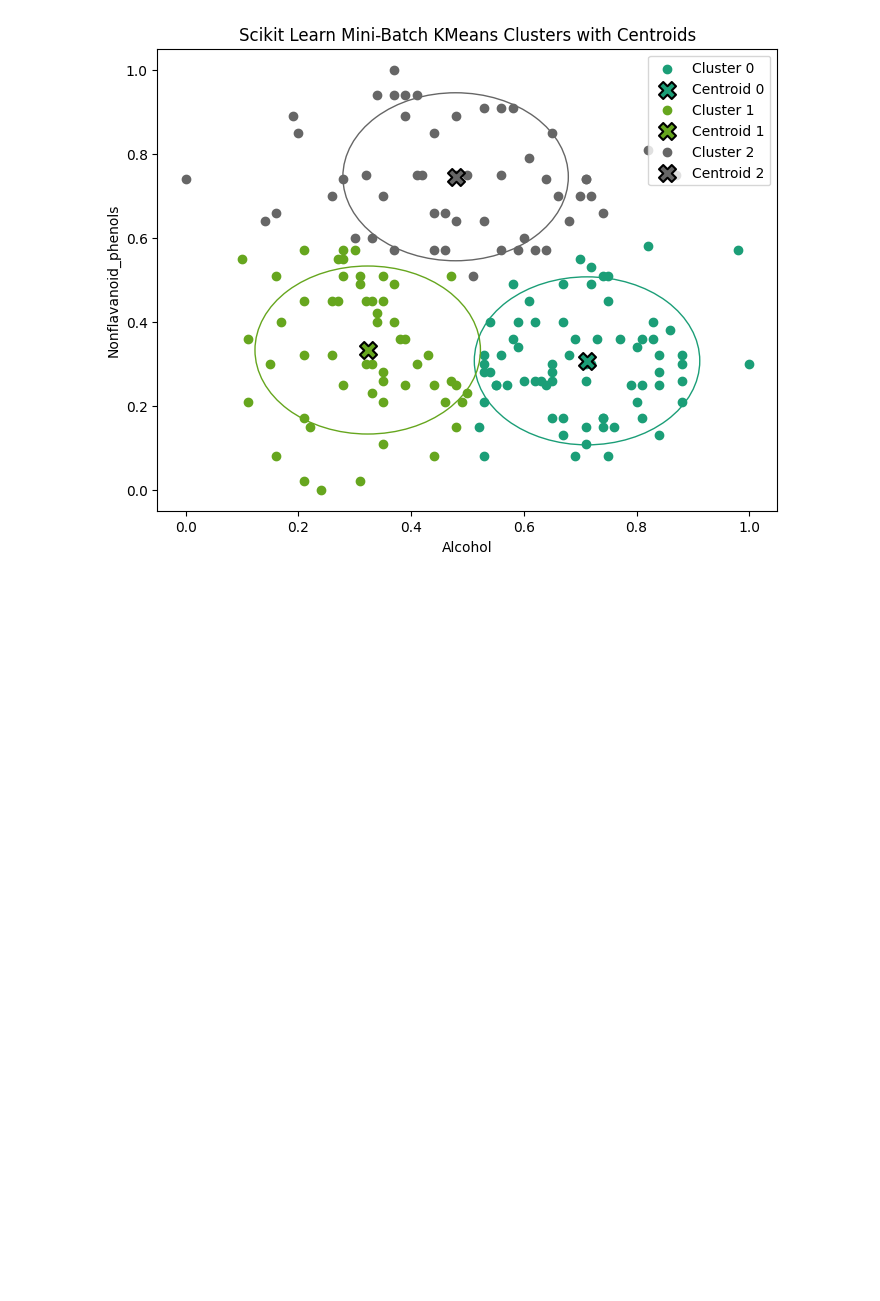
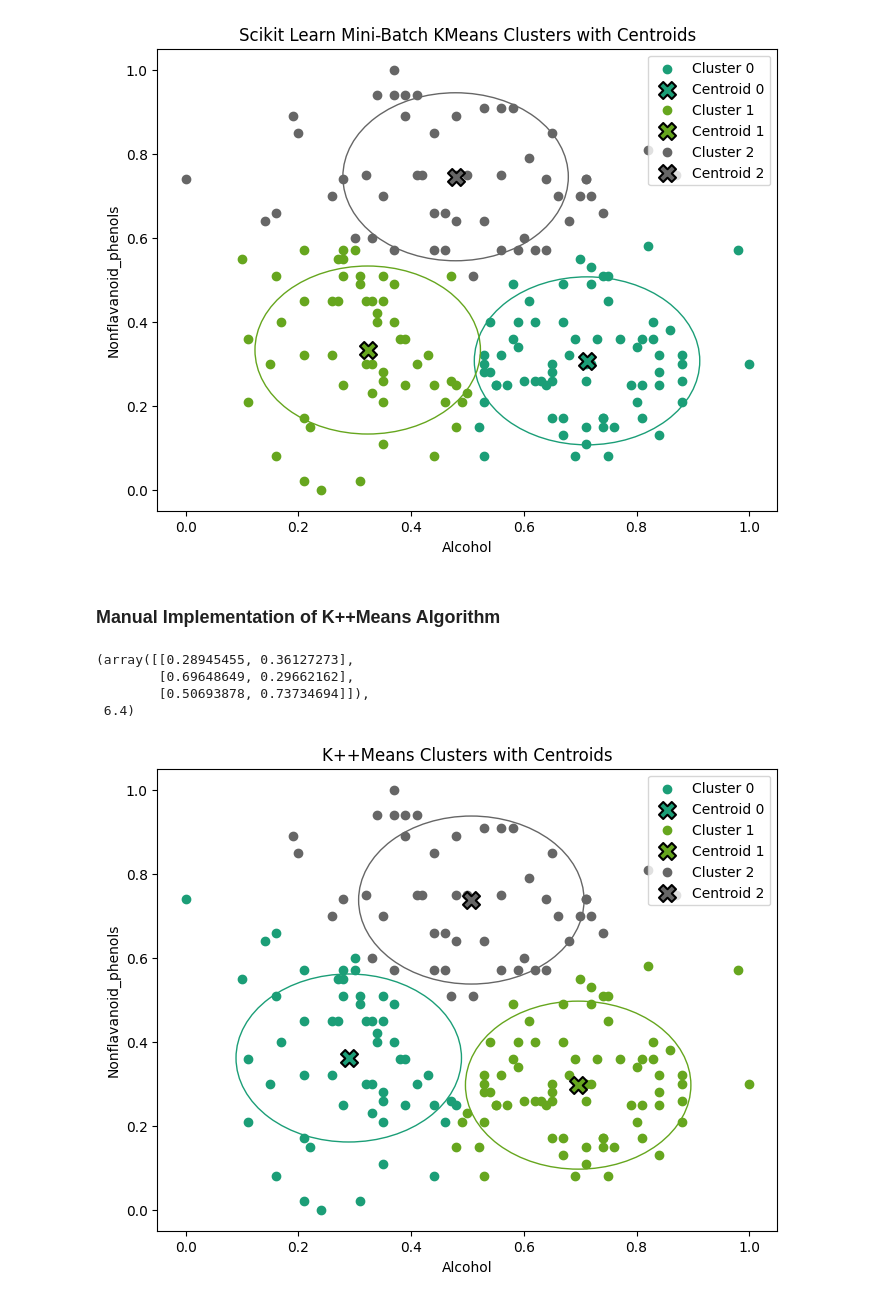
Before and after one commit to modelverseml/ml_clustering, a Jupyter notebook: ml_custering.ipynb, the cells around one changed output. Drawn from its saved outputs; the diff is of its cells as text; code cells hidden in the pictures; blank space fills up the shorter version.

```diff
--- a/ml_custering.ipynb
+++ b/ml_custering.ipynb
@@ -38,7 +38,7 @@ import matplotlib.pyplot as plt
 
 from sklearn.preprocessing import MinMaxScaler
 scaler = MinMaxScaler()
-
+number_of_clusters = 3
 
 selected_cols = ['Alcohol','Nonflavanoid_phenols']
 wine_metrics_df = scaler.fit_transform(wine_metrics[selected_cols])
@@ -200,3 +200,26 @@ plot_clusters(wine_metrics_df,scikit_mbkmeans_centers,scikit_mbkmeans_clusters,
               )
 # %% [output]
 [figure]
+# %% [markdown]
+### Manual Implementation of  K++Means Algorithm
+# %%
+# reload the whole module
+import kppmeans
+importlib.reload(kppmeans)
+from kppmeans import KPPMeans
+
+manual_kppmeans_algo = KPPMeans(n_clusters = number_of_clusters, data = wine_metrics_df)
+manual_kppmeans_inertia,manual_kppmeans_centers,manual_kppmeans_clusters = manual_kppmeans_algo.assign_clusters()
+
+manual_kppmeans_centers,manual_kppmeans_inertia
+# %% [output]
+(array([[0.28945455, 0.36127273],
+        [0.69648649, 0.29662162],
+        [0.50693878, 0.73734694]]),
+ 6.4)
+# %%
+plot_clusters(wine_metrics_df,manual_kppmeans_centers,manual_kppmeans_clusters,
+              "K++Means Clusters with Centroids"
+              )
+# %% [output]
+[figure, added]
```
Also changed, not shown: parts of 9 cells of this notebook, 1 other file.
